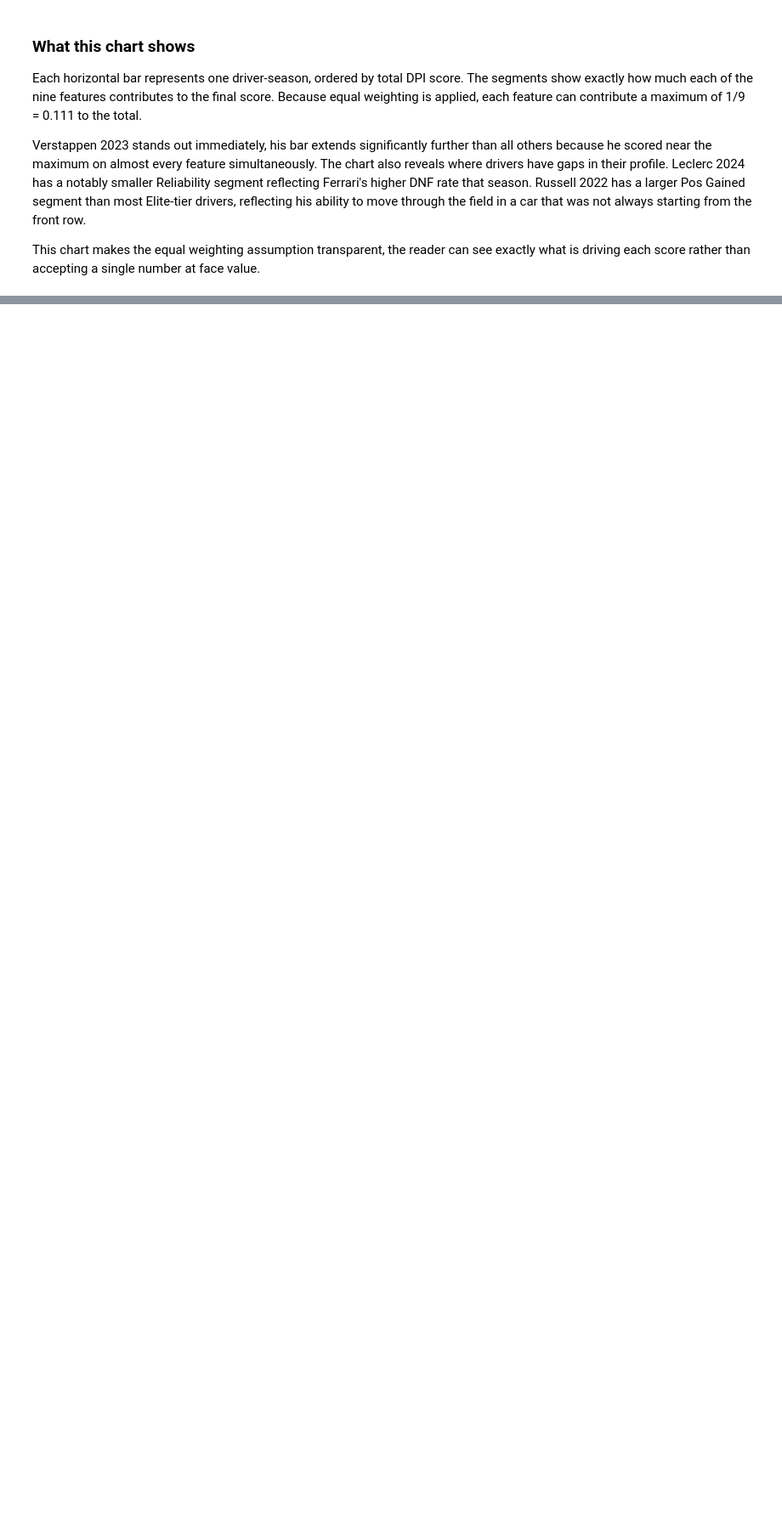
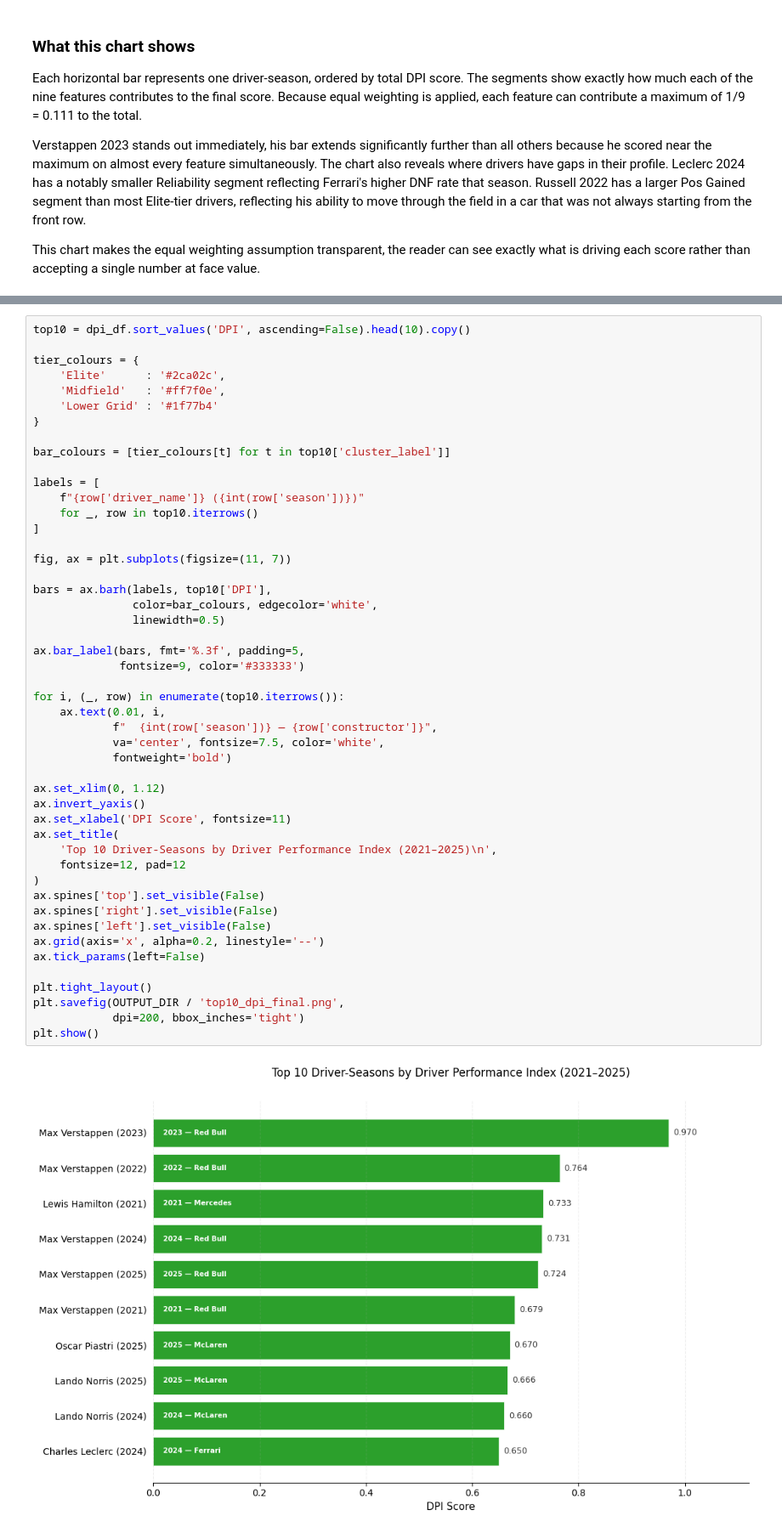
Before and after one commit to RichyJames/F1_RIchy_Odiase_Index, a Jupyter notebook: Notebooks/visualisation.ipynb, the cells around one changed output, grey strips where cells are left out. Shown at 85% size. Saved outputs shown, nothing was run; the diff lists cells and outputs as text; blank space fills up the shorter version.

Commit message:
add polished top 10 driver-seasons bar chart with tier colours and constructor labels

```diff
--- a/Notebooks/visualisation.ipynb
+++ b/Notebooks/visualisation.ipynb
@@ -386,0 +389,50 @@ This chart makes the equal weighting assumption transparent, the reader can see
+# %%
+top10 = dpi_df.sort_values('DPI', ascending=False).head(10).copy()
+
+tier_colours = {
+    'Elite'      : '#2ca02c',
+    'Midfield'   : '#ff7f0e',
+    'Lower Grid' : '#1f77b4'
+}
+
+bar_colours = [tier_colours[t] for t in top10['cluster_label']]
+
+labels = [
+    f"{row['driver_name']} ({int(row['season'])})"
+    for _, row in top10.iterrows()
+]
+
+fig, ax = plt.subplots(figsize=(11, 7))
+
+bars = ax.barh(labels, top10['DPI'],
+               color=bar_colours, edgecolor='white',
+               linewidth=0.5)
+
+ax.bar_label(bars, fmt='%.3f', padding=5,
+             fontsize=9, color='#333333')
+
+for i, (_, row) in enumerate(top10.iterrows()):
+    ax.text(0.01, i,
+            f"  {int(row['season'])} — {row['constructor']}",
+            va='center', fontsize=7.5, color='white',
+            fontweight='bold')
+
+ax.set_xlim(0, 1.12)
+ax.invert_yaxis()
+ax.set_xlabel('DPI Score', fontsize=11)
+ax.set_title(
+    'Top 10 Driver-Seasons by Driver Performance Index (2021–2025)\n',
+    fontsize=12, pad=12
+)
+ax.spines['top'].set_visible(False)
+ax.spines['right'].set_visible(False)
+ax.spines['left'].set_visible(False)
+ax.grid(axis='x', alpha=0.2, linestyle='--')
+ax.tick_params(left=False)
+
+plt.tight_layout()
+plt.savefig(OUTPUT_DIR / 'top10_dpi_final.png',
+            dpi=200, bbox_inches='tight')
+plt.show()
+# %% [output]
+[figure, added]
```
Also changed, not shown: parts of 1 cell of this notebook.
